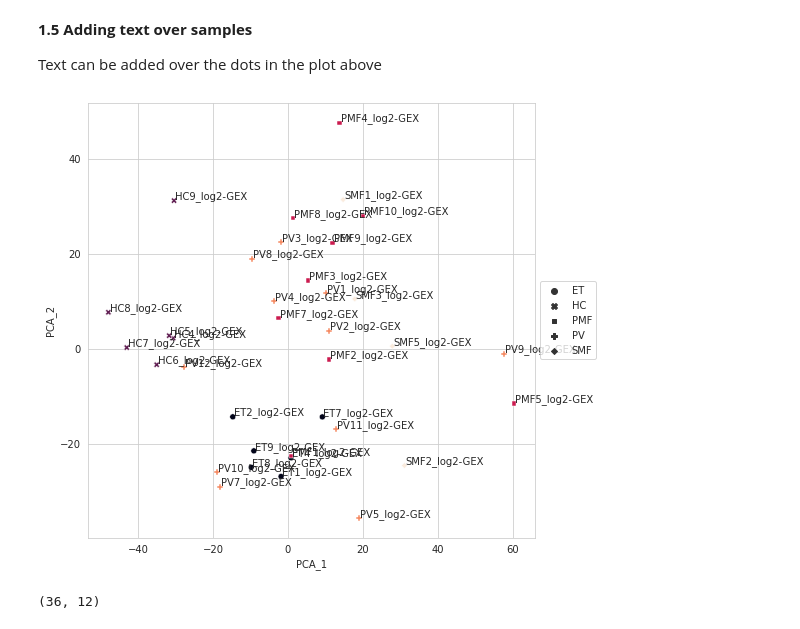
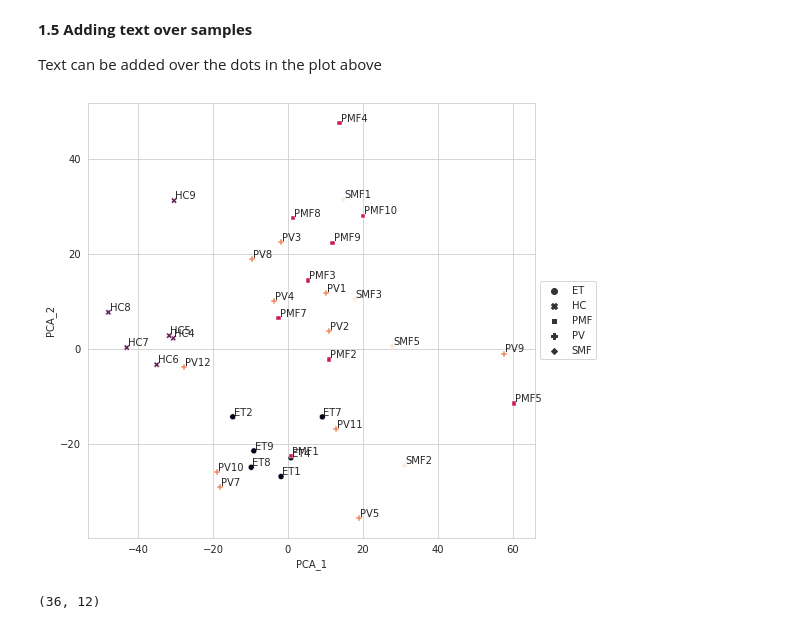
Before and after one commit to SushmitaM1/RNA_Analysis_python, a Jupyter notebook: RNA_expression_analysis_Python3.ipynb, the cells around one changed output. Saved outputs shown, nothing was run; the diff lists cells and outputs as text; code cells hidden in the pictures.

```diff
--- a/RNA_expression_analysis_Python3.ipynb
+++ b/RNA_expression_analysis_Python3.ipynb
@@ -177,19 +240,19 @@ Text can be added over the dots in the plot above
 # %%
 plt.figure(figsize=(8,8))
 sns.scatterplot(x=label1, y=label2,
                 c=data.obs['Diagnosis'].cat.codes,
                 style=data.obs['Diagnosis'],
                 data=data.obs,
                 legend=True)
-# Will add a label showing sample index to each point from the PCA
+# Will add a label showing sample name to each point from the PCA
 for i in range(data.obs.shape[0]):
     plt.text(x=data.obs[label1][i]+0.3,
          y=data.obs[label2][i]+0.3,
-         s=data.obs.index[i])
+         s=data.obs.index[i][:-9])
 plt.legend(loc='center left', bbox_to_anchor=(1, 0.5))
 plt.show()
 # %% [output]
-[figure, old version]
+[figure, new version]
 # %%
 data.obs.shape
 # %% [output]
```
Also changed, not shown: parts of 16 cells of this notebook.
